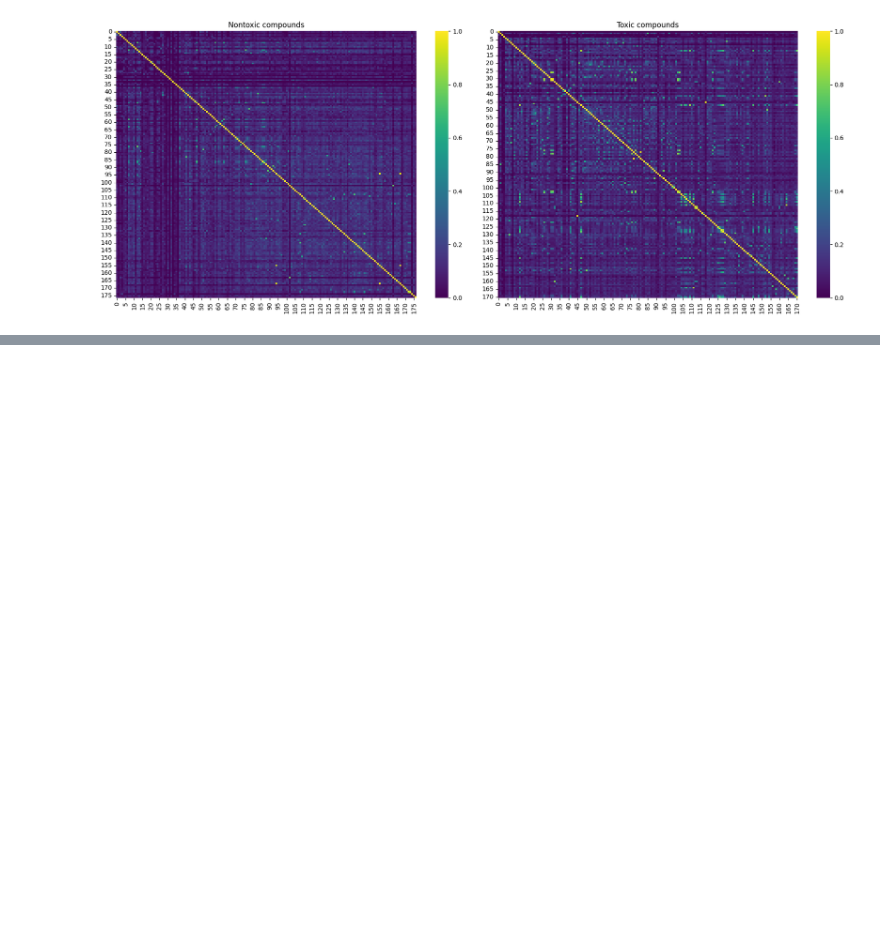
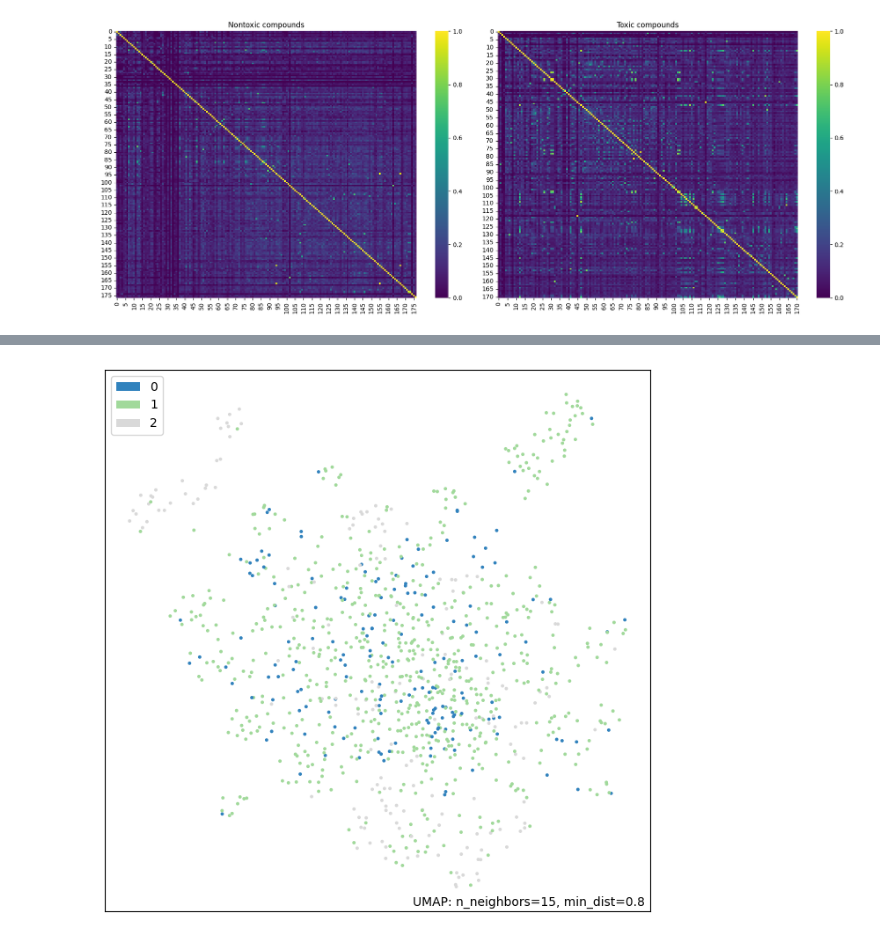
Before and after one commit to ella-satt/che1147-bees, a Jupyter notebook: notebooks/eda.ipynb, the cells around one changed output, grey strips where cells are left out. Cells and saved outputs as stored; diff of their text form; code cells hidden in the pictures; blank space fills up the shorter version.

Commit message:
created UMAP plots

```diff
--- a/notebooks/eda.ipynb
+++ b/notebooks/eda.ipynb
@@ -153,0 +152,23 @@ ModuleNotFoundError: No module named 'rdkit'
+# %%
+def add_fp(dataframe):
+    if dataframe.shape[1] < 1000: #use to not accidentally add columns twice
+
+        PandasTools.AddMoleculeColumnToFrame(dataframe, smilesCol='SMILES', molCol='molecule')
+
+        morgan_gen = rdFingerprintGenerator.GetMorganGenerator(radius=2, fpSize=2048)
+
+        # Generate fingerprints for all molecules
+        fingerprints = []
+        for mol in dataframe['molecule']:
+            fp = morgan_gen.GetFingerprint(mol)
+            fingerprints.append(fp.ToList())
+
+        # Convert to DataFrame with indexed column names
+        fp_columns = [f'Morgan_bit_{i}' for i in range(2048)]
+        fingerprint_df = pd.DataFrame(fingerprints, columns=fp_columns, index=dataframe.index)
+
+        dataframe = pd.concat([dataframe, fingerprint_df], axis=1)
+
+        return dataframe
+    else:
+        return dataframe
@@ -153,0 +192,8 @@ ModuleNotFoundError: No module named 'rdkit'
+# %%
+df = add_fp(df)
+# add a 1 to column is the row is present in another dataframe, add a 0 if not.
+df['in_random_train'] = df['CAS'].isin(random_train['CAS']).astype(int)
+#df[in_random] = if col in col
+df['in_max_train'] = df['CAS'].isin(maxmin_train['CAS']).astype(int)
+#df[in_time] =
+df['in_time_train'] = df['CAS'].isin(time_train['CAS']).astype(int)
@@ -153,0 +204,11 @@ ModuleNotFoundError: No module named 'rdkit'
+# %%
+TARGET = "ppdb_level"
+FEATURES = [col for col in df.columns if col.startswith("Morgan_bit_")]
+# %%
+mapper = umap.UMAP(n_neighbors=15, min_dist=.8, n_components=2).fit(df[FEATURES])
+# %%
+import umap.plot
+#umap.plot.points(mapper);
+umap.plot.points(mapper, labels=df[TARGET], theme='green');
+# %% [output]
+[figure, added]
```
Also changed, not shown: parts of 9 cells of this notebook, 1 other file.
